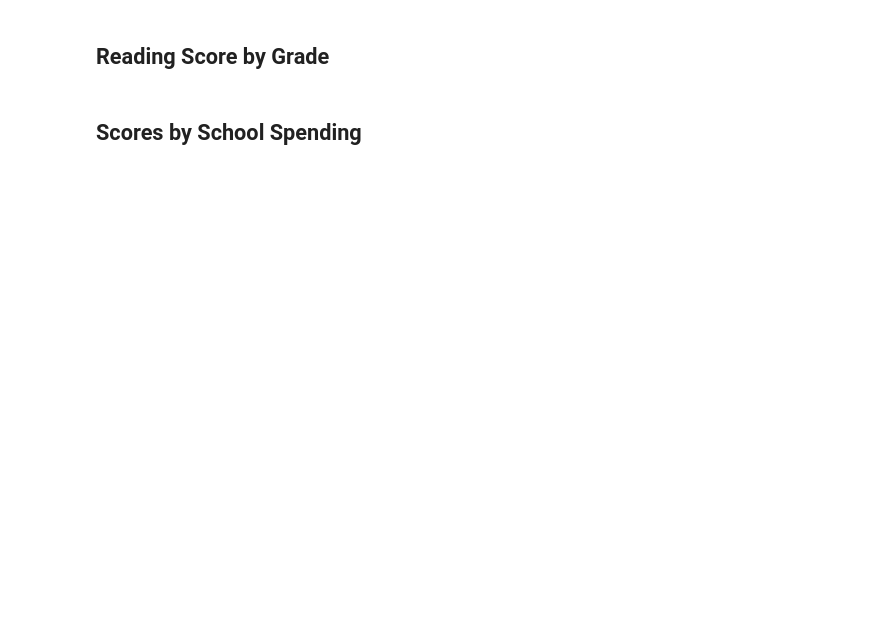
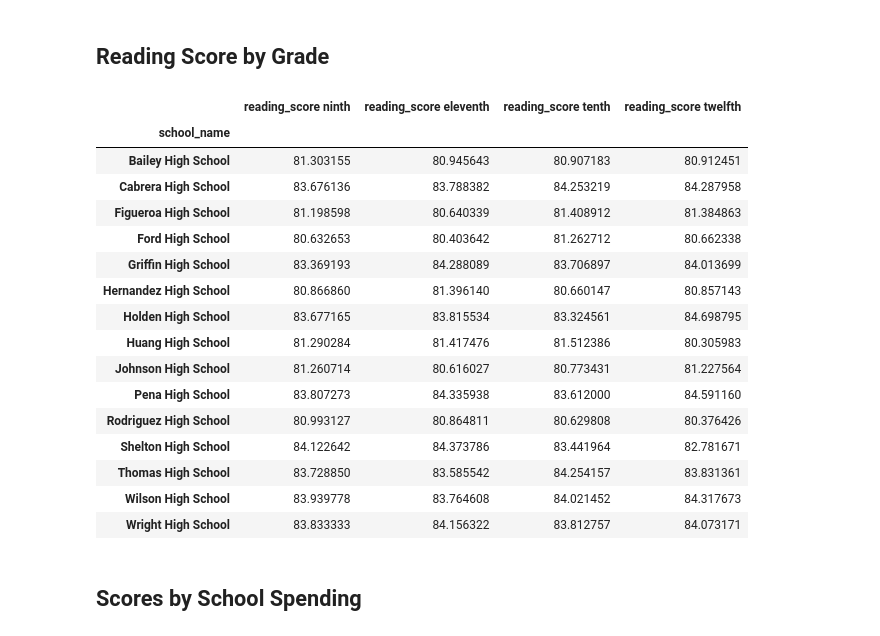
Before and after one commit to TrailrunnerDLH/pandas-challenge, a Jupyter notebook: PyCitySchools/PyCitySchools_KBD.ipynb, the cells around one changed output. Cells and saved outputs as stored; diff of their text form; code cells hidden in the pictures; blank space fills up the shorter version.

```diff
--- a/PyCitySchools/PyCitySchools_KBD.ipynb
+++ b/PyCitySchools/PyCitySchools_KBD.ipynb
@@ -406,26 +446,50 @@ math_scores_by_grade
 ## Reading Score by Grade
 # %%
 # Use the code provided to separate the data by grade
+school_data_complete
 ninth_graders = school_data_complete[(school_data_complete["grade"] == "9th")]
 tenth_graders = school_data_complete[(school_data_complete["grade"] == "10th")]
 eleventh_graders = school_data_complete[(school_data_complete["grade"] == "11th")]
 twelfth_graders = school_data_complete[(school_data_complete["grade"] == "12th")]
 
 # Group by `school_name` and take the mean of the the `reading_score` column for each.
-ninth_grade_reading_scores =
-tenth_grader_reading_scores =
-eleventh_grader_reading_scores =
-twelfth_grader_reading_scores =
+ninth_grader_reading_scores = ninth_graders.groupby(["school_name"])["reading_score"].mean()
+tenth_grader_reading_scores = tenth_graders.groupby(["school_name"])["reading_score"].mean()
+eleventh_grader_reading_scores = eleventh_graders.groupby(["school_name"])["reading_score"].mean()
+twelfth_grader_reading_scores = twelfth_graders.groupby(["school_name"])["reading_score"].mean()
 
 # Combine each of the scores above into single DataFrame called `reading_scores_by_grade`
-reading_scores_by_grade =
+reading_scores_by_grade1 = pd.merge(ninth_grader_reading_scores, tenth_grader_reading_scores, how="left", on=["school_name"], suffixes=(" ninth", " tenth" ))
+reading_scores_by_grade2 = pd.merge(eleventh_grader_reading_scores, twelfth_grader_reading_scores, how="left", on=["school_name"], suffixes=(" eleventh", " twelfth"))
+reading_scores_by_grade2
+reading_scores_by_grade = pd.merge(reading_scores_by_grade1, reading_scores_by_grade2, how="left", on=["school_name"],  suffixes=("", ""))
+reading_scores_by_grade
 
-# Minor data wrangling
-reading_scores_by_grade = reading_scores_by_grade[["9th", "10th", "11th", "12th"]]
-reading_scores_by_grade.index.name = None
+# # Minor data wrangling
+# reading_scores_by_grade = reading_scores_by_grade[["9th", "10th", "11th", "12th"]]
+reading_scores_by_grade = reading_scores_by_grade[["reading_score ninth","reading_score tenth", "reading_score eleventh", "reading_score twelfth"]]
+# reading_scores_by_grade.index.name = None
 
-# Display the DataFrame
+# # Display the DataFrame
 reading_scores_by_grade
+# %% [output]
+|  | reading_score ninth | reading_score eleventh | reading_score tenth | reading_score twelfth |
+| school_name |  |  |  |  |
+| Bailey High School | 81.303155 | 80.945643 | 80.907183 | 80.912451 |
+| Cabrera High School | 83.676136 | 83.788382 | 84.253219 | 84.287958 |
+| Figueroa High School | 81.198598 | 80.640339 | 81.408912 | 81.384863 |
+| Ford High School | 80.632653 | 80.403642 | 81.262712 | 80.662338 |
+| Griffin High School | 83.369193 | 84.288089 | 83.706897 | 84.013699 |
+| Hernandez High School | 80.866860 | 81.396140 | 80.660147 | 80.857143 |
+| Holden High School | 83.677165 | 83.815534 | 83.324561 | 84.698795 |
+| Huang High School | 81.290284 | 81.417476 | 81.512386 | 80.305983 |
+| Johnson High School | 81.260714 | 80.616027 | 80.773431 | 81.227564 |
+| Pena High School | 83.807273 | 84.335938 | 83.612000 | 84.591160 |
+| Rodriguez High School | 80.993127 | 80.864811 | 80.629808 | 80.376426 |
+| Shelton High School | 84.122642 | 84.373786 | 83.441964 | 82.781671 |
+| Thomas High School | 83.728850 | 83.585542 | 84.254157 | 83.831361 |
+| Wilson High School | 83.939778 | 83.764608 | 84.021452 | 84.317673 |
+| Wright High School | 83.833333 | 84.156322 | 83.812757 | 84.073171 |
 # %% [markdown]
 ## Scores by School Spending
 # %%
```
Also changed, not shown: parts of 8 cells of this notebook.
